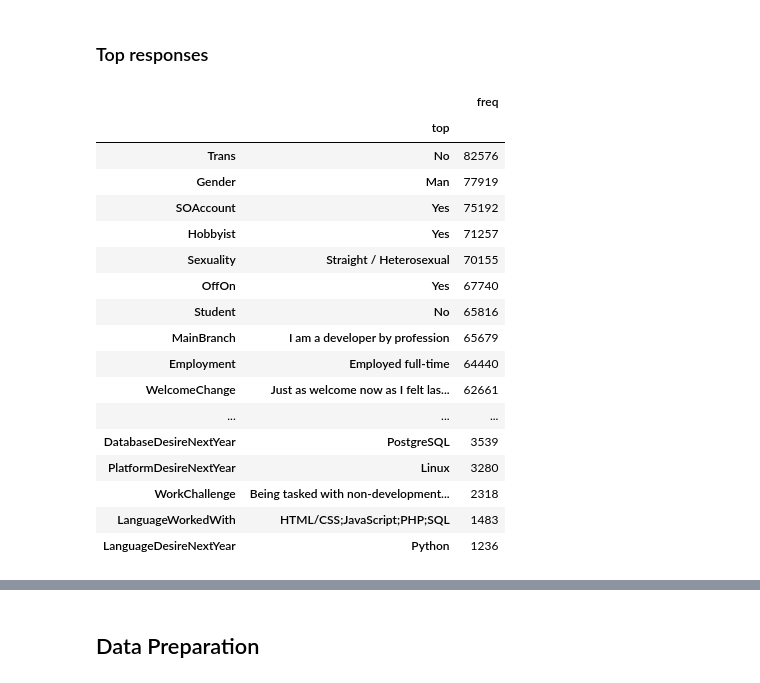
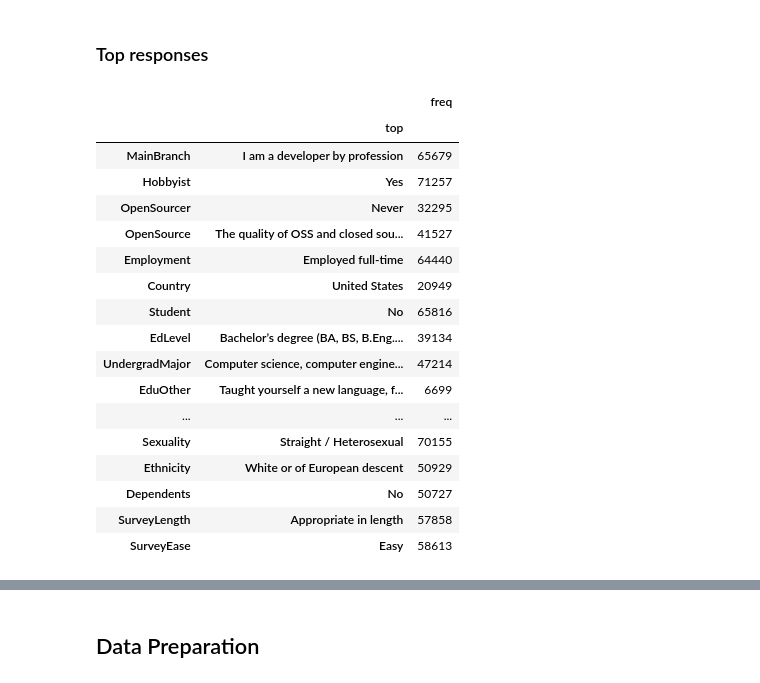
Before and after one commit to deacona/stackoverflow2019, a Jupyter notebook: Q1_Typical_Coder.ipynb, the cells around one changed output, grey strips where cells are left out. Saved outputs shown, nothing was run; the diff lists cells and outputs as text; code cells hidden in the pictures.

```diff
--- a/Q1_Typical_Coder.ipynb
+++ b/Q1_Typical_Coder.ipynb
@@ -57,24 +64,24 @@ responses.describe(include="all")
 # %% [markdown]
 ### Top responses
 # %%
-topResponses = responses.describe(include="all").T[["top", "freq"]].set_index(["top"], append=True).dropna().sort_values(by="freq", ascending=False)
+topResponses = responses.describe(include="all").T[["top", "freq"]].set_index(["top"], append=True).dropna()#.sort_values(by="freq", ascending=False)
 topResponses
 # %% [output]
 |  |  | freq |
 |  | top |  |
-| Trans | No | 82576 |
-| Gender | Man | 77919 |
-| SOAccount | Yes | 75192 |
+| MainBranch | I am a developer by profession | 65679 |
 | Hobbyist | Yes | 71257 |
+| OpenSourcer | Never | 32295 |
+| OpenSource | The quality of OSS and closed sou... | 41527 |
+| Employment | Employed full-time | 64440 |
+| Country | United States | 20949 |
+| Student | No | 65816 |
+| EdLevel | Bachelor’s degree (BA, BS, B.Eng.... | 39134 |
+| UndergradMajor | Computer science, computer engine... | 47214 |
+| EduOther | Taught yourself a new language, f... | 6699 |
+| ... | ... | ... |
 | Sexuality | Straight / Heterosexual | 70155 |
-| OffOn | Yes | 67740 |
-| Student | No | 65816 |
-| MainBranch | I am a developer by profession | 65679 |
-| Employment | Employed full-time | 64440 |
-| WelcomeChange | Just as welcome now as I felt las... | 62661 |
-| ... | ... | ... |
-| DatabaseDesireNextYear | PostgreSQL | 3539 |
-| PlatformDesireNextYear | Linux | 3280 |
-| WorkChallenge | Being tasked with non-development... | 2318 |
-| LanguageWorkedWith | HTML/CSS;JavaScript;PHP;SQL | 1483 |
-| LanguageDesireNextYear | Python | 1236 |
+| Ethnicity | White or of European descent | 50929 |
+| Dependents | No | 50727 |
+| SurveyLength | Appropriate in length | 57858 |
+| SurveyEase | Easy | 58613 |
```
Also changed, not shown: parts of 55 cells of this notebook, 2 other files.
